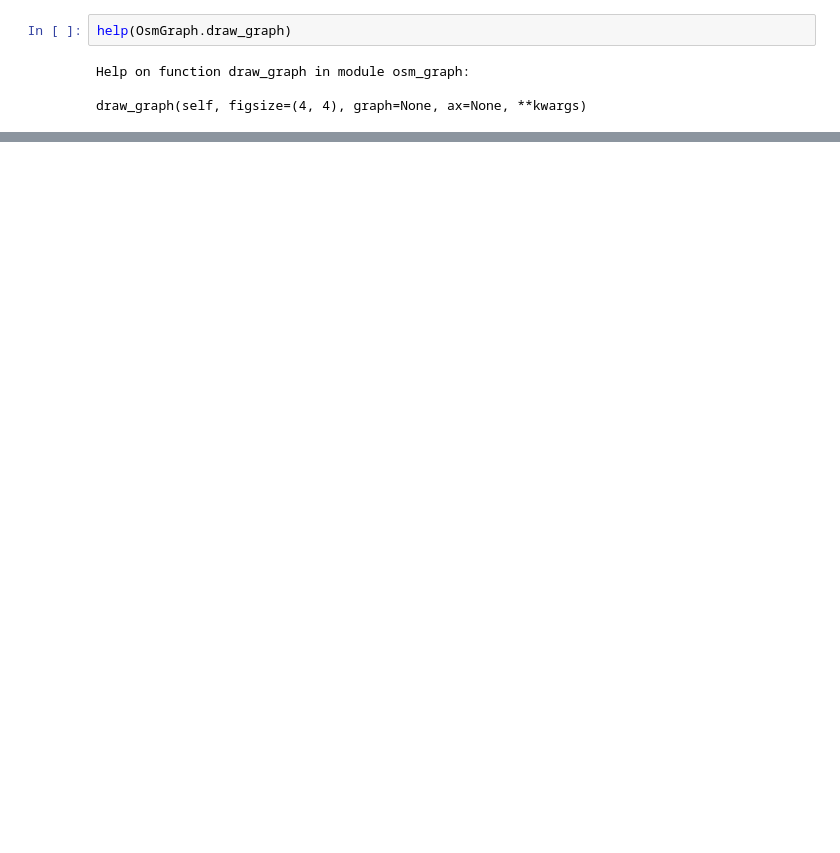
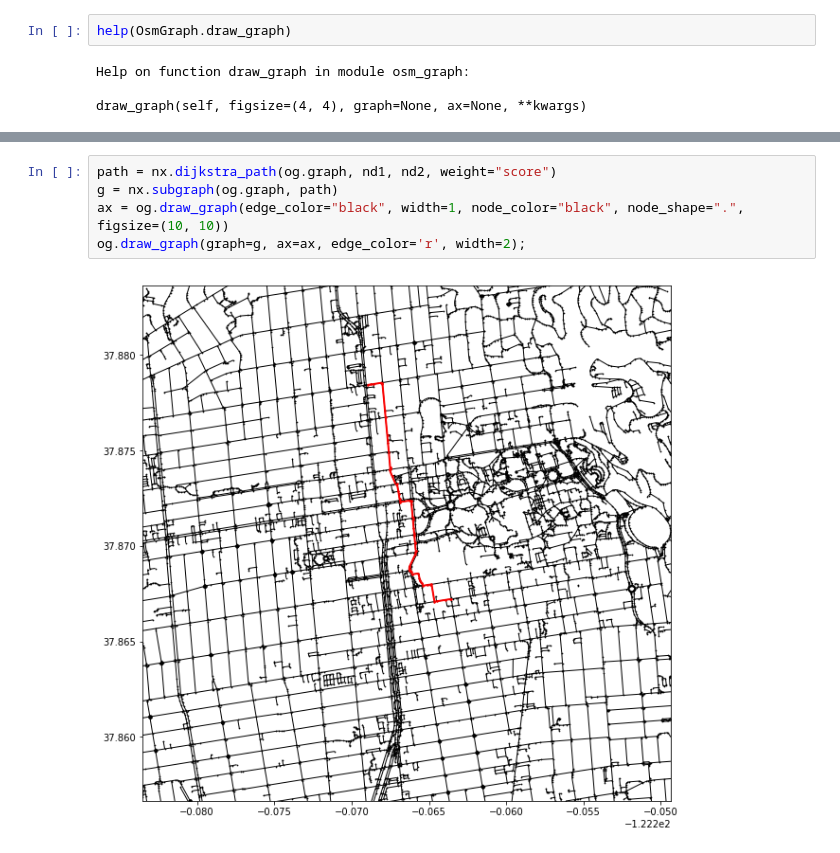
Before and after one commit to ritvik-iyer/Cal-Crime, a Jupyter notebook: Anav_Notebook.ipynb, the cells around one changed output, grey strips where cells are left out. Drawn from its saved outputs; the diff is of its cells as text; blank space fills up the shorter version.

```diff
--- a/Anav_Notebook.ipynb
+++ b/Anav_Notebook.ipynb
@@ -208,0 +135,7 @@ og.draw_graph(graph=rad)
+# %%
+path = nx.dijkstra_path(og.graph, nd1, nd2, weight="score")
+g = nx.subgraph(og.graph, path)
+ax = og.draw_graph(edge_color="black", width=1, node_color="black", node_shape=".", figsize=(10, 10))
+og.draw_graph(graph=g, ax=ax, edge_color='r', width=2);
+# %% [output]
+[figure, added]
```
Also changed, not shown: parts of 47 cells of this notebook, 1 other file.
